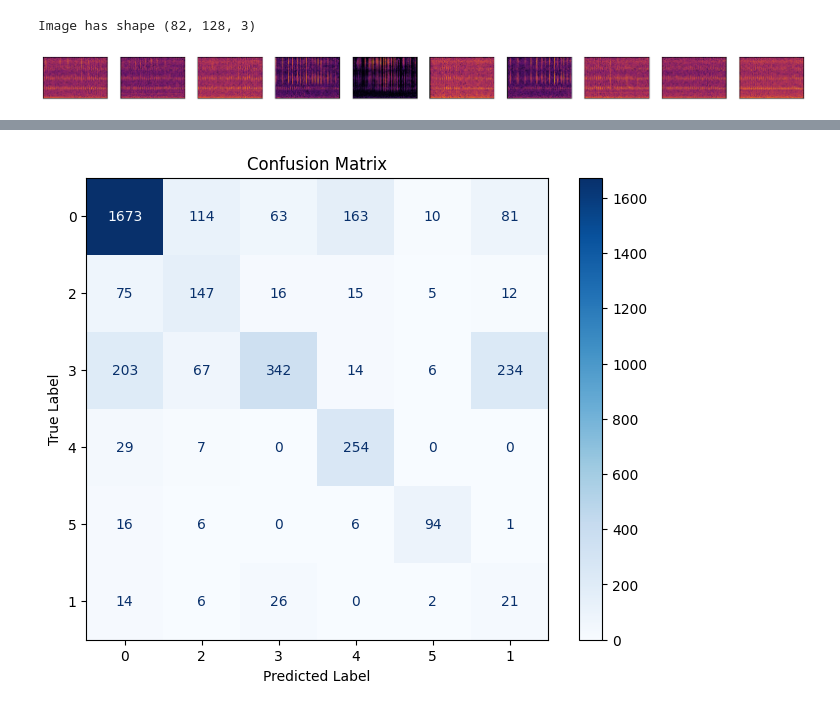
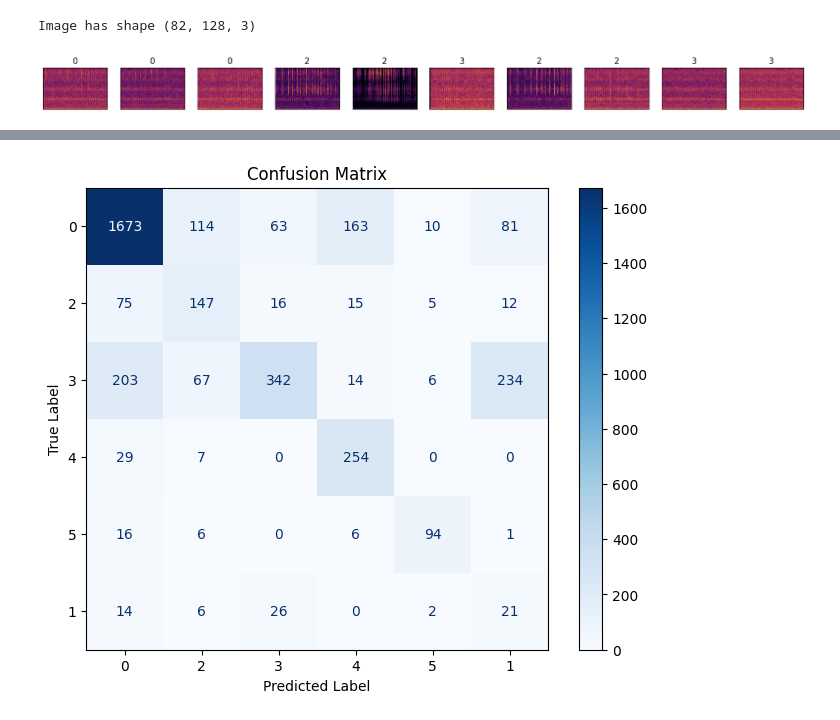
Before and after one commit to amarcelq/ml_project, a Jupyter notebook: cnn.ipynb, the cells around one changed output, grey strips where cells are left out. Cells and saved outputs as stored; diff of their text form; code cells hidden in the pictures.

```diff
--- a/cnn.ipynb
+++ b/cnn.ipynb
@@ -111,20 +111,22 @@ Image has shape (82, 128, 3)
 # %%
 # show sample of generated images
 n = 10  # How many digits we will display
 plt.figure(figsize=(20, 4))
 for i in range(n):
     # Display original
     ax = plt.subplot(2, n, i + 1)
     if image_shape[2]==1:
         plt.imshow((X[i]*255.).astype('uint8'),cmap='inferno',vmin=0, vmax=255) # for grayscale images
+        plt.set_suptitle(f"{y[i]}")
     elif image_shape[2]==4 or image_shape[2]==3:
         plt.imshow(cv2.cvtColor((X[i]*255.).astype('uint8'),cv2.COLOR_BGR2RGB)) # for rgb images
-
+        ax.title.set_text(f"{y[i]}")
     #plt.color()
     ax.get_xaxis().set_visible(False)
     ax.get_yaxis().set_visible(False)
+    plt.savefig("./pics.png")
 # %% [output]
-[figure, old version]
+[figure, new version]
 # %%
 kfold = StratifiedKFold(n_splits=2, shuffle=True) # orig n=10 splits  # or KFold; stratifiedKfols keeps labal proportions accross splits
 
```
